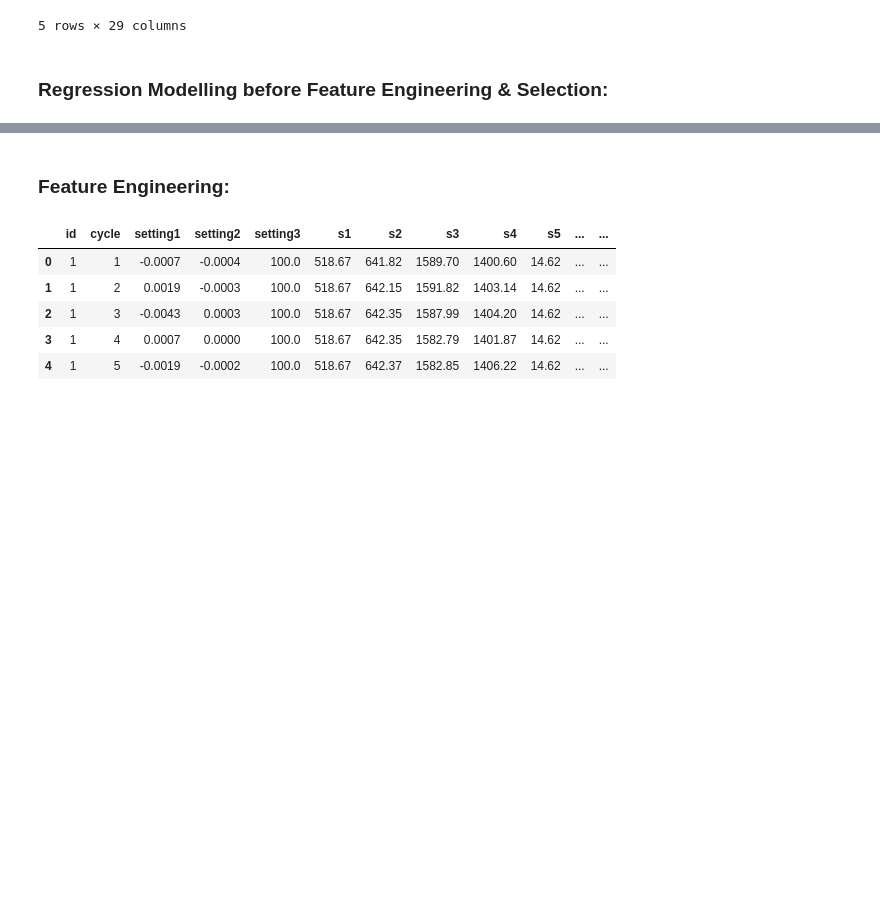
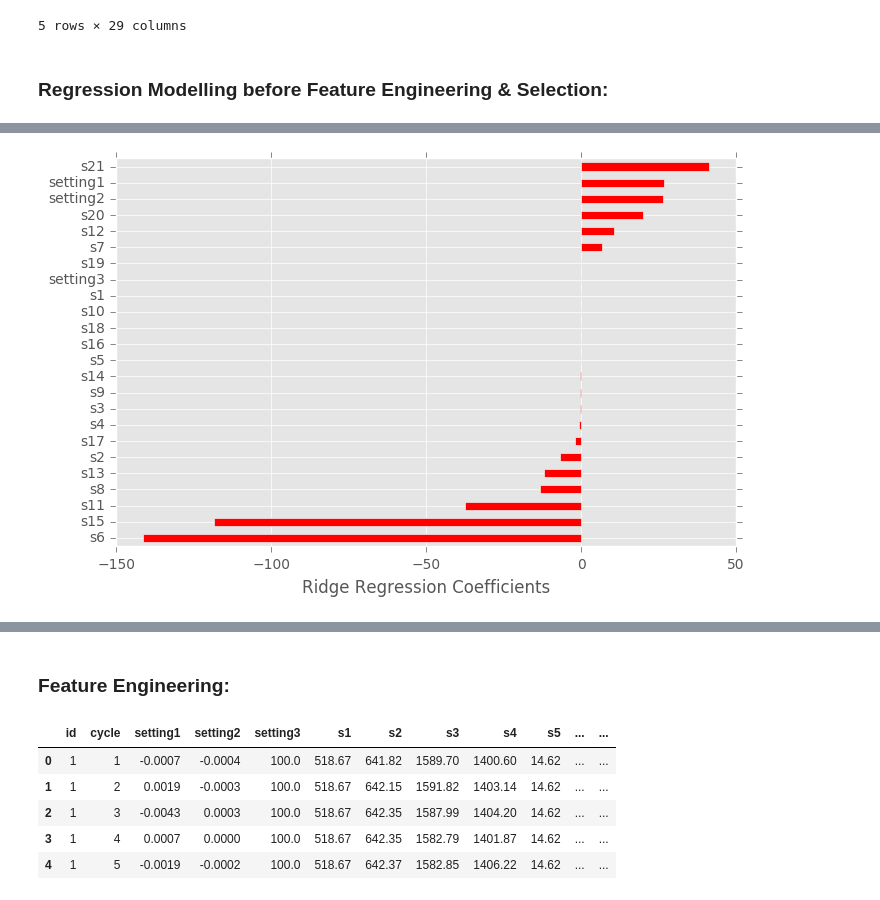
Before and after one commit to Samimust/predictive-maintenance, a Jupyter notebook: Features Engineering and Selection.ipynb, the cells around one changed output, grey strips where cells are left out. Drawn from its saved outputs; the diff is of its cells as text; code cells hidden in the pictures; blank space fills up the shorter version.

```diff
--- a/Features Engineering and Selection.ipynb
+++ b/Features Engineering and Selection.ipynb
@@ -251,0 +321,4 @@ rdg.score(X_test, y_test)
+# %%
+plot_features_weights('Ridge Regression', rdg.coef_, X_train.columns, 'c')
+# %% [output]
+[figure, added]
```
Also changed, not shown: parts of 47 cells of this notebook.
